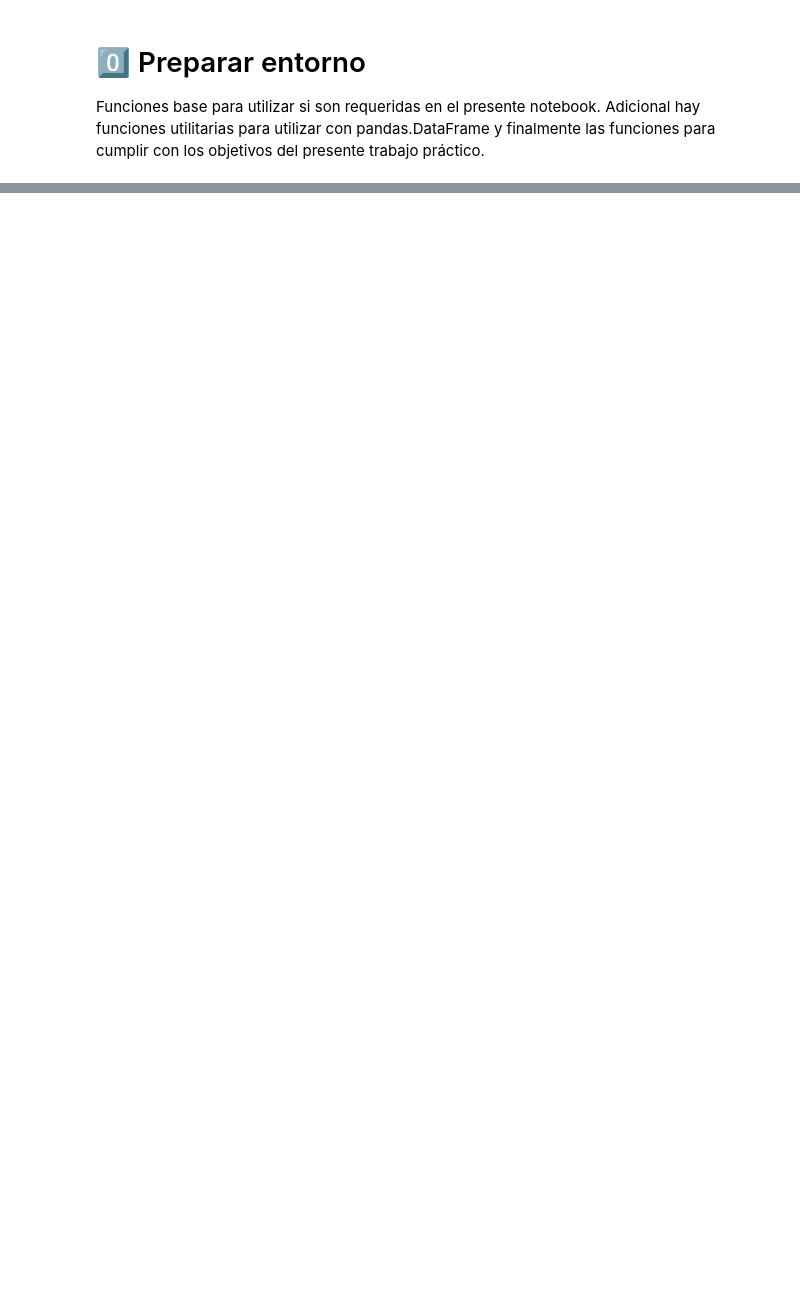
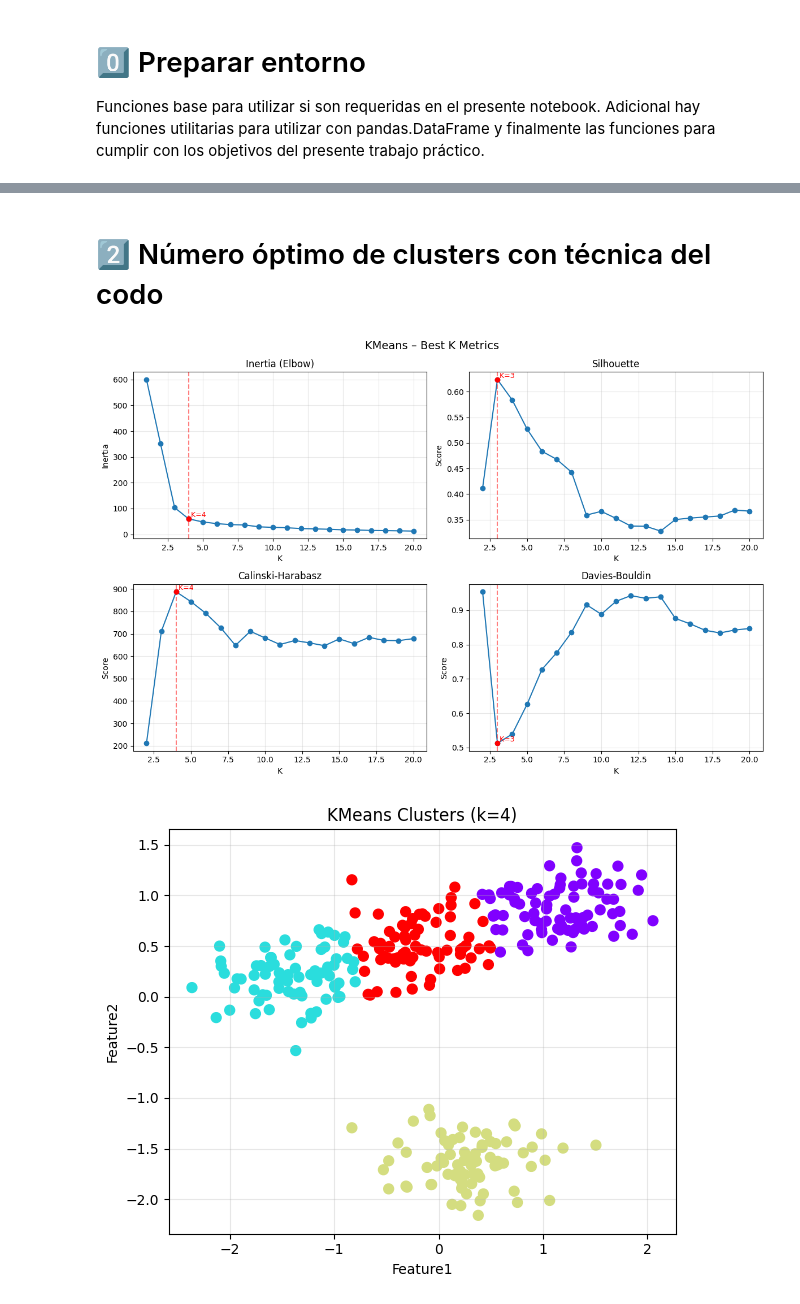
Before and after one commit to UIDE-Tareas/7-Metodos-Analiticos-Optimizacion-Aplicados-IA-Tarea2, a Jupyter notebook: Main.ipynb, the cells around one changed output, grey strips where cells are left out. Saved outputs shown, nothing was run; the diff lists cells and outputs as text; code cells hidden in the pictures; blank space fills up the shorter version.

```diff
--- a/Main.ipynb
+++ b/Main.ipynb
@@ -39,0 +1118,10 @@ Funciones base para utilizar si son requeridas en el presente notebook. Adiciona
+# %% [markdown]
+# 2️⃣ Número óptimo de clusters con técnica del codo
+# %%
+kmeansBestK = EvaluateKmeansBestKs(scaledDataset.X, 20, RANDOM_STATE, showPlot=True).Elbow.BestK
+KMEANS_CLUSTERS = kmeansBestK if  kmeansBestK is not None else 2
+kmeansDataset2 = EvaluateKMeans(scaledDataset, KMEANS_CLUSTERS, RANDOM_STATE, kmeansFeatureColName)
+Plot2DDataset(kmeansDataset2, kmeansFeatureColName, f"KMeans Clusters (k={KMEANS_CLUSTERS})")
+# %% [output]
+[figure, added]
+[figure, added]
```
Also changed, not shown: parts of 5 cells of this notebook, 1 other file.
